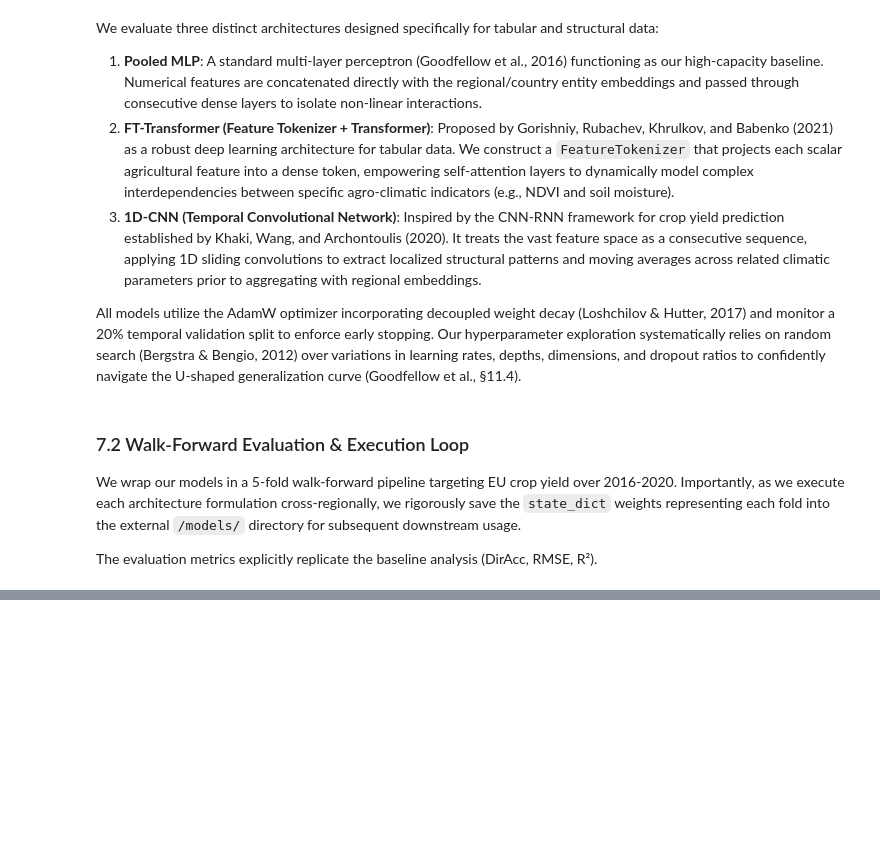
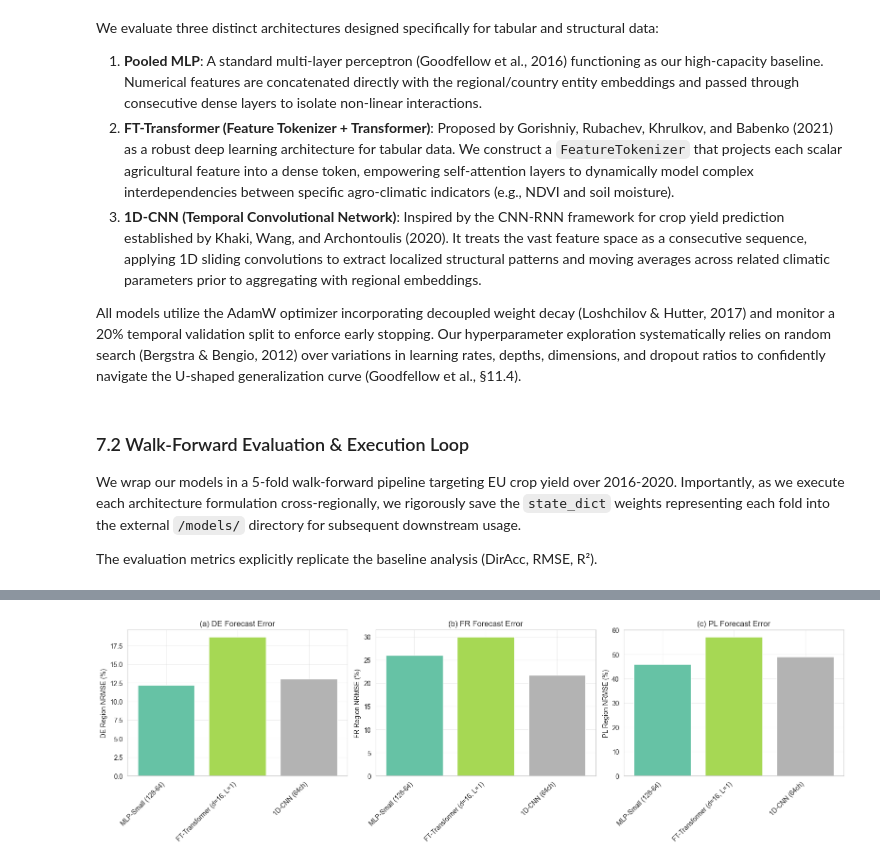
Before and after one commit to tommiekopitas/wheat-futures-prediction, a Jupyter notebook: notebooks/wheat_futures_regional_v16.ipynb, the cells around one changed output, grey strips where cells are left out. Cells and saved outputs as stored; diff of their text form; code cells hidden in the pictures; blank space fills up the shorter version.

```diff
--- a/notebooks/wheat_futures_regional_v16.ipynb
+++ b/notebooks/wheat_futures_regional_v16.ipynb
@@ -3212,0 +3193,88 @@ if os.path.exists('yield_datasets/end-of-season.csv'):
+# %%
+import numpy as np
+import matplotlib.pyplot as plt
+import pandas as pd
+from sklearn.metrics import mean_squared_error
+import os, pickle
+with open("../models/nn_yield_pooled_results.pkl", "rb") as f: all_results = pickle.load(f)
+
+countries = ['DE', 'FR', 'PL']
+models_to_plot = list(all_results.keys())
+colors = plt.cm.Set2(np.linspace(0, 1, len(models_to_plot)))
+
+# Precompute per-country metrics from the pooled predictions
+country_metrics = {cc: {} for cc in countries}
+for mn in models_to_plot:
+    rdf = all_results[mn]['all_preds']
+    for cc in countries:
+        cc_df = rdf[rdf['country'] == cc]
+        if len(cc_df) > 0:
+            rmse = np.sqrt(mean_squared_error(cc_df['y_true'], cc_df['y_pred']))
+            nrmse = (rmse / cc_df['y_true'].mean()) * 100
+            country_metrics[cc][mn] = nrmse
+
+# ==========================================================
+# 1. Model Comparison Visualisation (per-country NRMSE)
+# ==========================================================
+fig, axes = plt.subplots(1, 3, figsize=(16, 5))
+x = np.arange(len(models_to_plot))
+for i, cc in enumerate(countries):
+    ax = axes[i]
+    vals = [country_metrics[cc].get(mn, np.nan) for mn in models_to_plot]
+    ax.bar(x, vals, color=colors)
+    ax.set_xticks(x)
+    ax.set_xticklabels(models_to_plot, rotation=45, ha='right')
+    ax.set_ylabel(f'{cc} Region NRMSE (%)')
+    ax.set_title(f'({chr(97+i)}) {cc} Forecast Error')
+    ax.grid(True, alpha=0.3)
+plt.tight_layout()
+plt.show()
+
+# ==========================================================
+# 2. Year-by-year predictions vs actuals (per country)
+# ==========================================================
+best_model_by_country = {}
+for cc in countries:
+    best_mn = min(models_to_plot, key=lambda mn: country_metrics[cc].get(mn, np.inf))
+    best_model_by_country[cc] = best_mn
+    print(f"{cc}: best model = {best_mn} (Region NRMSE={country_metrics[cc][best_mn]:.2f}%)")
+
+fig, axes = plt.subplots(1, 3, figsize=(16, 5), sharey=True)
+
+for i, cc in enumerate(countries):
+    mn = best_model_by_country[cc]
+    ax = axes[i]
+
+    rdf = all_results[mn]['all_preds']
+    cc_df = rdf[rdf['country'] == cc]
+
+    # Compute national production-weighted yield per year for plotting
+    eu_records = []
+    for yr in cc_df['harvest_year'].unique():
+        yr_df = cc_df[cc_df['harvest_year'] == yr]
+        total_w = yr_df['weight'].sum()
+        if total_w > 0:
+            agg_true = np.average(yr_df['y_true'], weights=yr_df['weight'])
+            agg_pred = np.average(yr_df['y_pred'], weights=yr_df['weight'])
+        else:
+            agg_true = yr_df['y_true'].mean()
+            agg_pred = yr_df['y_pred'].mean()
+        eu_records.append({'harvest_year': yr, 'y_true': agg_true, 'y_pred': agg_pred})
+
+    eu = pd.DataFrame(eu_records).sort_values('harvest_year')
+
+    ax.bar(eu['harvest_year'] - 0.2, eu['y_true'], width=0.35, label='Actual', color='steelblue', alpha=0.8)
+    ax.bar(eu['harvest_year'] + 0.2, eu['y_pred'], width=0.35, label=f'Predicted ({mn})', color='coral', alpha=0.8)
+    ax.set_xlabel('Harvest Year')
+    if i == 0:
+        ax.set_ylabel(f'National Yield (t/ha)')
+    nrmse = country_metrics[cc][mn]
+    ax.set_title(f'{cc} (End-of-season)\nRegion NRMSE={nrmse:.1f}%')
+    ax.legend(fontsize=9)
+    ax.grid(True, alpha=0.3, axis='y')
+
+plt.suptitle(f'Deep Learning National-Aggregate Yield: Actual vs Predicted (Test: 2016-2020)', fontsize=13, y=1.02)
+plt.tight_layout()
+plt.show()
+# %% [output]
+[figure, added]
```
Also changed, not shown: parts of 6 cells of this notebook, 17 other files.
